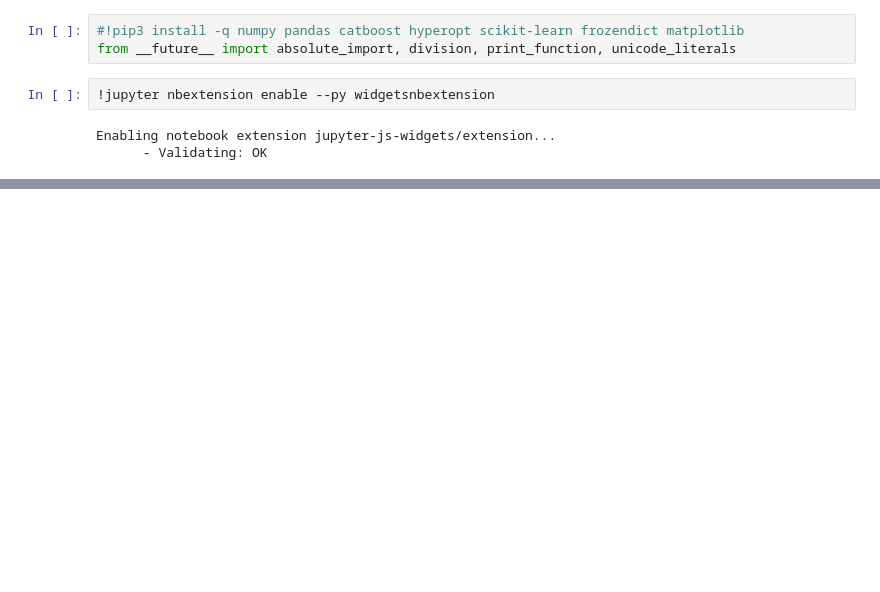
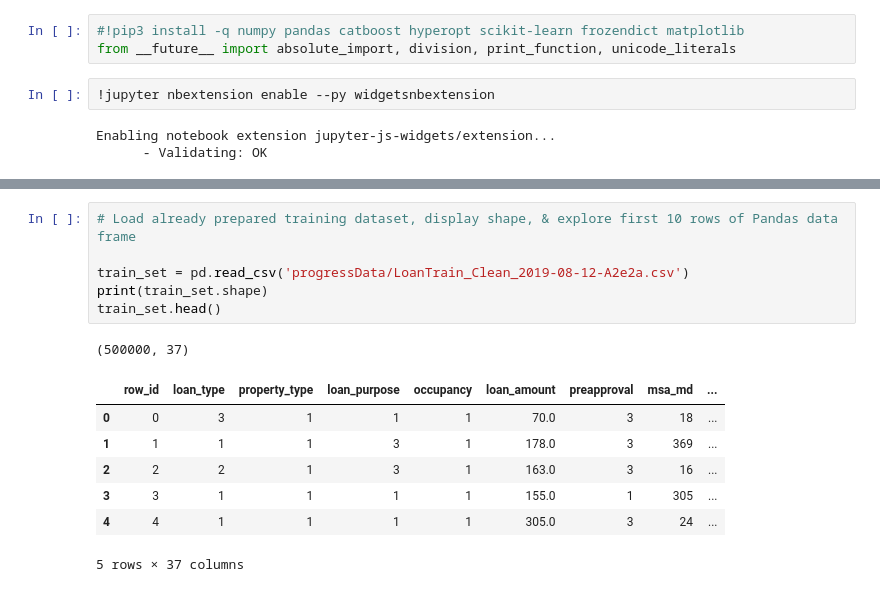
Before and after one commit to salviosage/Predicting-Mortgage-Approvals-data-science-capsone, a Jupyter notebook: CatBoostTuningClassificationModel.ipynb, the cells around one changed output, grey strips where cells are left out. Saved outputs shown, nothing was run; the diff lists cells and outputs as text; blank space fills up the shorter version.

```diff
--- a/CatBoostTuningClassificationModel.ipynb
+++ b/CatBoostTuningClassificationModel.ipynb
@@ -32,0 +35,15 @@ ModuleNotFoundError: No module named 'catboost'
+# %%
+# Load already prepared training dataset, display shape, & explore first 10 rows of Pandas data frame
+
+train_set = pd.read_csv('progressData/LoanTrain_Clean_2019-08-12-A2e2a.csv')
+print(train_set.shape)
+train_set.head()
+# %% [output]
+(500000, 37)
+|  | row_id | loan_type | property_type | loan_purpose | occupancy | loan_amount | preapproval | msa_md | ... |
+| 0 | 0 | 3 | 1 | 1 | 1 | 70.0 | 3 | 18 | ... |
+| 1 | 1 | 1 | 1 | 3 | 1 | 178.0 | 3 | 369 | ... |
+| 2 | 2 | 2 | 1 | 3 | 1 | 163.0 | 3 | 16 | ... |
+| 3 | 3 | 1 | 1 | 1 | 1 | 155.0 | 1 | 305 | ... |
+| 4 | 4 | 1 | 1 | 1 | 1 | 305.0 | 3 | 24 | ... |
+5 rows × 37 columns
```
Also changed, not shown: parts of 30 cells of this notebook, 3 other files.
